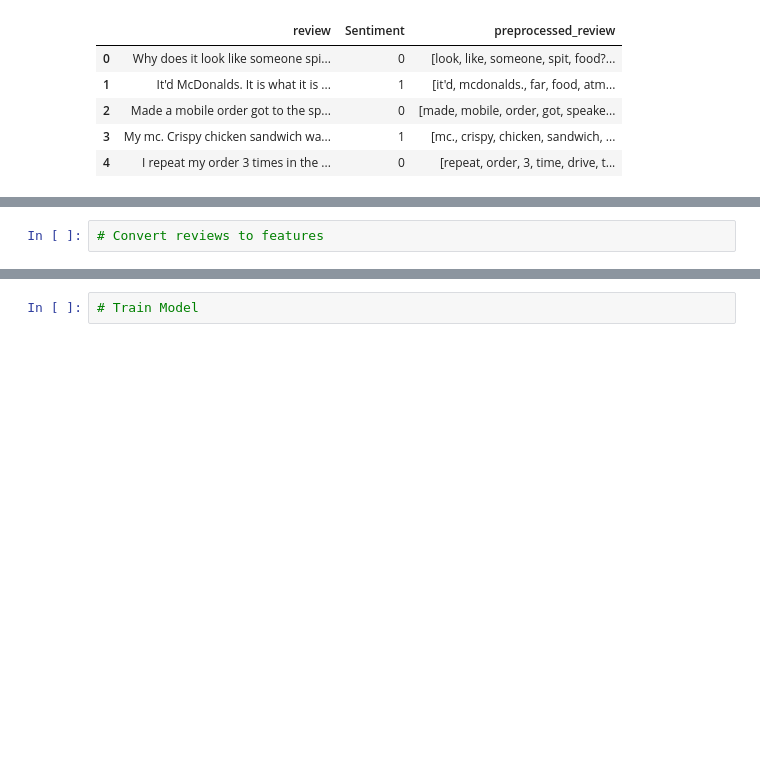
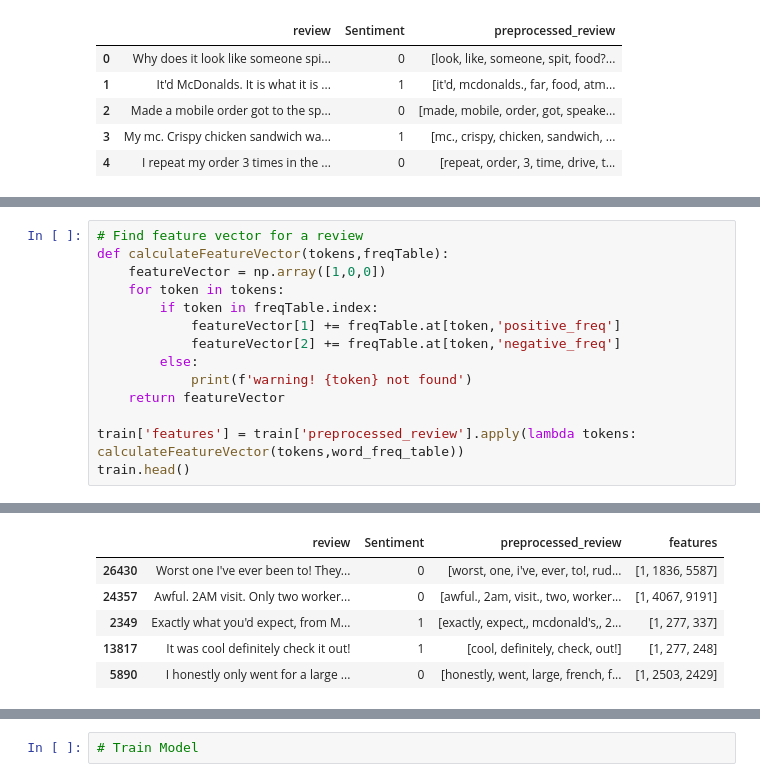
Before and after one commit to jatinkatyal/NaturalLanguage, a Jupyter notebook: SentimentAnalysis/Binary Classification of Sentiment for McDonald Reviews.ipynb, the cells around one changed output, grey strips where cells are left out. Saved outputs shown, nothing was run; the diff lists cells and outputs as text; blank space fills up the shorter version.

```diff
--- a/SentimentAnalysis/Binary Classification of Sentiment for McDonald Reviews.ipynb
+++ b/SentimentAnalysis/Binary Classification of Sentiment for McDonald Reviews.ipynb
@@ -174,2 +246,15 @@ dataset.head()
 # %%
-# Convert reviews to features
+# Find feature vector for a review
+def calculateFeatureVector(tokens,freqTable):
+    featureVector = np.array([1,0,0])
+    for token in tokens:
+        if token in freqTable.index:
+            featureVector[1] += freqTable.at[token,'positive_freq']
+            featureVector[2] += freqTable.at[token,'negative_freq']
+        else:
+            print(f'warning! {token} not found')
+    return featureVector
+
+train['features'] = train['preprocessed_review'].apply(lambda tokens: calculateFeatureVector(tokens,word_freq_table))
+train.head()
+# %% [output]
@@ -175,0 +262,6 @@ dataset.head()
+|  | review | Sentiment | preprocessed_review | features |
+| 26430 | Worst one I've ever been to! They... | 0 | [worst, one, i've, ever, to!, rud... | [1, 1836, 5587] |
+| 24357 | Awful. 2AM visit. Only two worker... | 0 | [awful., 2am, visit., two, worker... | [1, 4067, 9191] |
+| 2349 | Exactly what you'd expect, from M... | 1 | [exactly, expect,, mcdonald's,, 2... | [1, 277, 337] |
+| 13817 | It was cool definitely check it out! | 1 | [cool, definitely, check, out!] | [1, 277, 248] |
+| 5890 | I honestly only went for a large ... | 0 | [honestly, went, large, french, f... | [1, 2503, 2429] |
```
Also changed, not shown: parts of 10 cells of this notebook, 1 other file.
